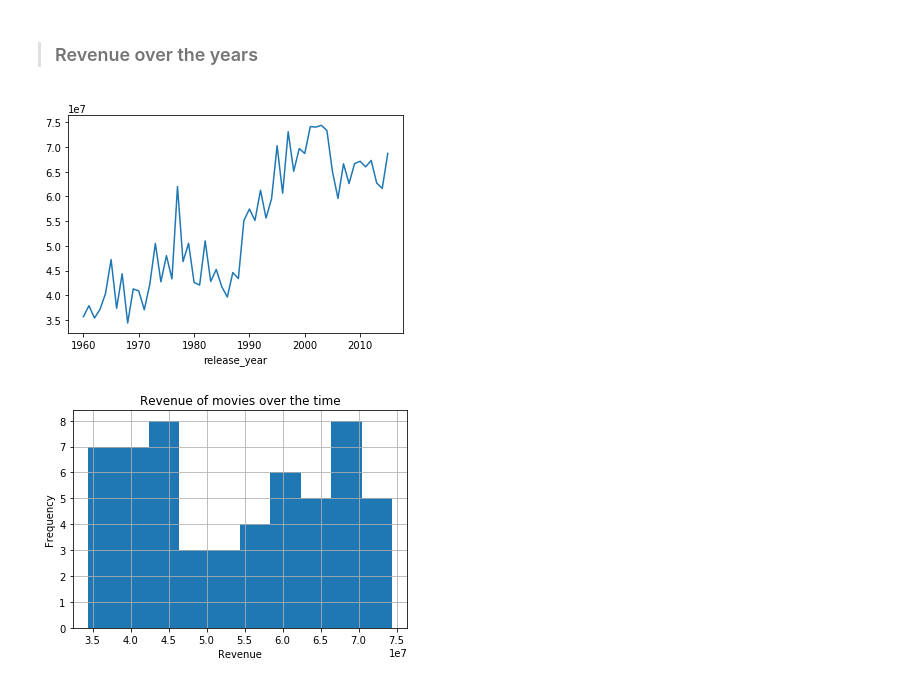
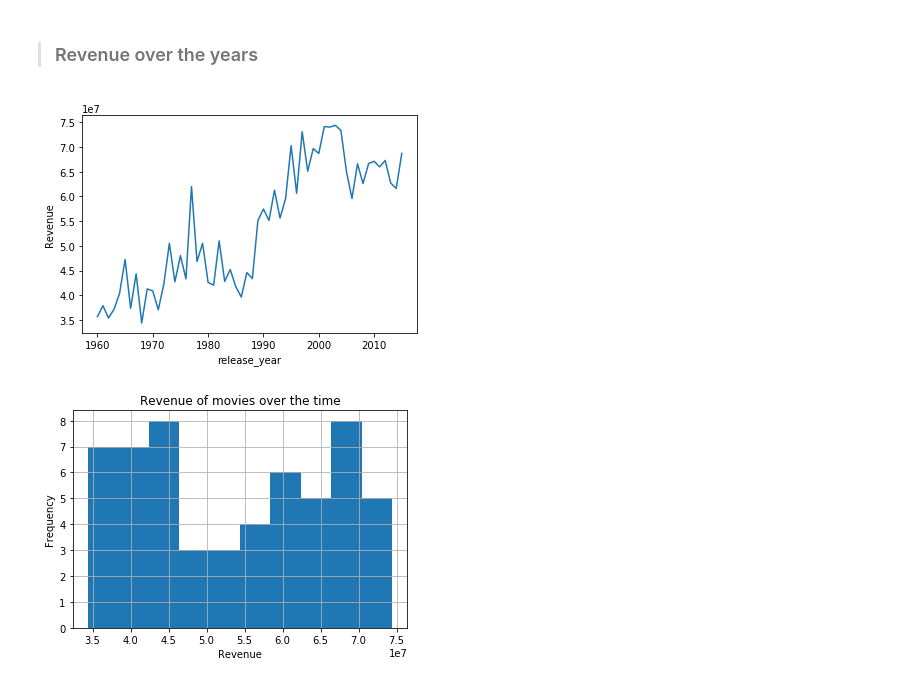
Before and after one commit to AnishReddyRavula/Investigating-Movie-DataBase, a Jupyter notebook: Investigation.ipynb, the cells around one changed output. Cells and saved outputs as stored; diff of their text form; code cells hidden in the pictures.

```diff
--- a/Investigation.ipynb
+++ b/Investigation.ipynb
@@ -309,9 +309,10 @@ Name: popularity, dtype: float64
 <a id='revenue'></a>
 >### Revenue over the years
 # %%
-years_data['revenue'].plot();
+years_data['revenue'].plot()
+plt.ylabel('Revenue');
 # %% [output]
-[figure, old version]
+[figure, new version]
 # %%
 years_data['revenue'].hist()
 plt.xlabel("Revenue")
```
Also changed, not shown: parts of 7 cells of this notebook, 2 other files.
